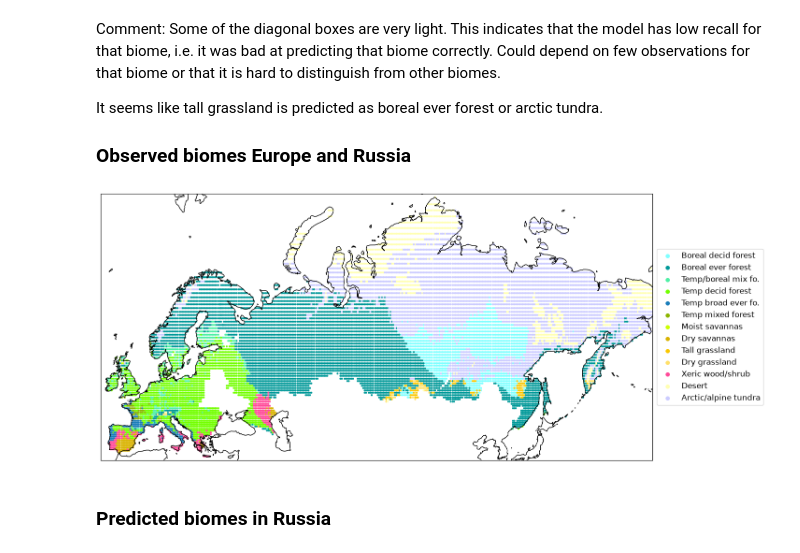
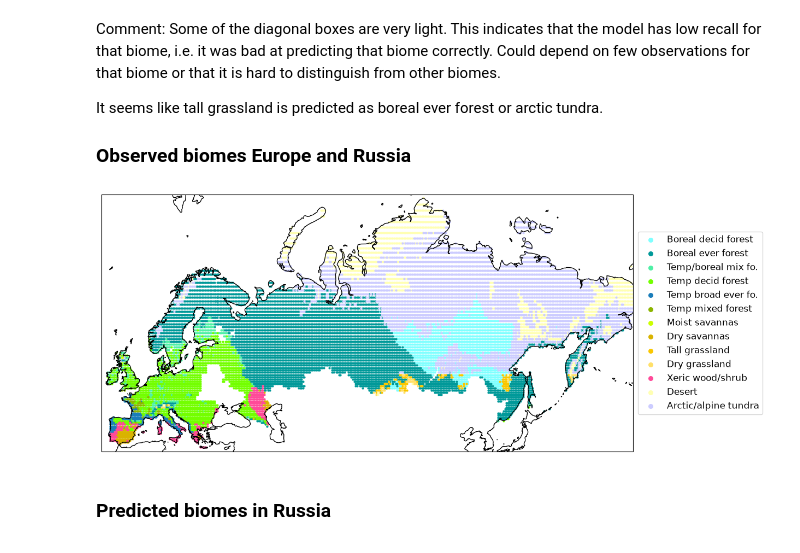
Before and after one commit to AndreaRaaschou/BERN01, a Jupyter notebook: biome_project/Andrea/version2.ipynb, the cells around one changed output. Drawn from its saved outputs; the diff is of its cells as text; code cells hidden in the pictures.

```diff
--- a/biome_project/Andrea/version2.ipynb
+++ b/biome_project/Andrea/version2.ipynb
@@ -564,35 +530,35 @@ It seems like tall grassland is predicted as boreal ever forest or arctic tundra
 
 ### Observed biomes Europe and Russia
 # %%
-# make one df with both europe and russia data
-europe_russia_df = pl.concat([europe_df, russia_df])
+# Combine Europe and Russia
+europe_russia_df = pl.concat([europe_df, russia_df], how="vertical")
 
-europe_russia_mean_lon = europe_russia_df.select(pl.col("Lon")).mean().item()
-proj_europe = ccrs.Mercator(central_longitude=europe_russia_mean_lon)
+# Keep valid observed biome IDs
+europe_russia_df = europe_russia_df.filter(pl.col("Biome_obs_lpj").is_not_null())
+present_biomes = sorted(europe_russia_df["Biome_obs_lpj"].cast(pl.Int32).unique().to_list())
 
-# Biome IDs that are actually present in Europe and Russia
-present_biomes = europe_russia_df.select("Biome_obs_lpj").unique().sort("Biome_obs_lpj").to_series().to_list()
+# Map projection
+mean_lon = europe_russia_df["Lon"].mean()
+proj_observed = ccrs.Mercator(central_longitude=mean_lon)
 
-fig, ax = plt.subplots(figsize=(18, 6), subplot_kw={"projection": proj_europe})
+fig, ax = plt.subplots(figsize=(17, 5), subplot_kw={"projection": proj_observed})
+ax.set_extent([-12, 180, 34, 78], crs=ccrs.PlateCarree())
 
 for biome_id in present_biomes:
-    i = biome_id - 1
+    i = int(biome_id) - 1
     name = biome_names[i]
-    biome = europe_russia_df.filter(pl.col("Biome_obs_lpj") == biome_id)
-    ax.scatter(biome["Lon"].to_numpy(),biome["Lat"].to_numpy(),color=biome_rgbs[i],s=4,label=name,transform=proj)
+    biome = europe_russia_df.filter(pl.col("Biome_obs_lpj").cast(pl.Int32) == int(biome_id))
+    ax.scatter(biome["Lon"].to_numpy(), biome["Lat"].to_numpy(), color=biome_rgbs[i], s=4, label=name, transform=ccrs.PlateCarree())
 
-ax.set_extent([-12, 180, 34, 78], crs=ccrs.PlateCarree())
 ax.coastlines()
-
 legend = ax.legend(loc="center left", bbox_to_anchor=(1, 0.5), fontsize=12)
 for handle in legend.legend_handles:
     handle.set_sizes([30])
 
-#plt.title("Biome distribution in Europe and Russia (observed biomes)", fontsize=16)
 plt.tight_layout()
 plt.show()
 # %% [output]
-[figure, old version]
+[figure, new version]
 # %% [markdown]
 ### Predicted biomes in Russia
 # %%
```
Also changed, not shown: parts of 9 cells of this notebook.
